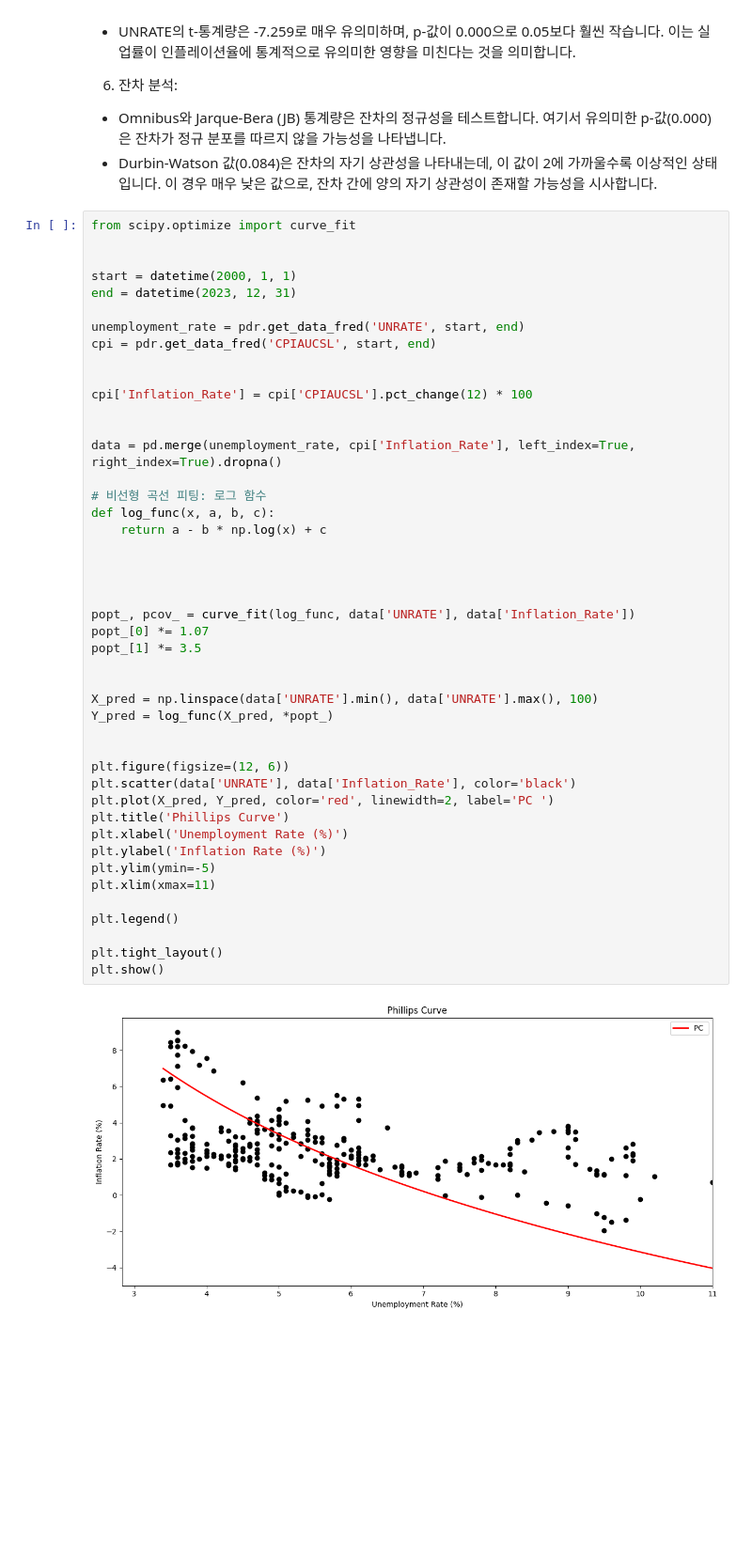
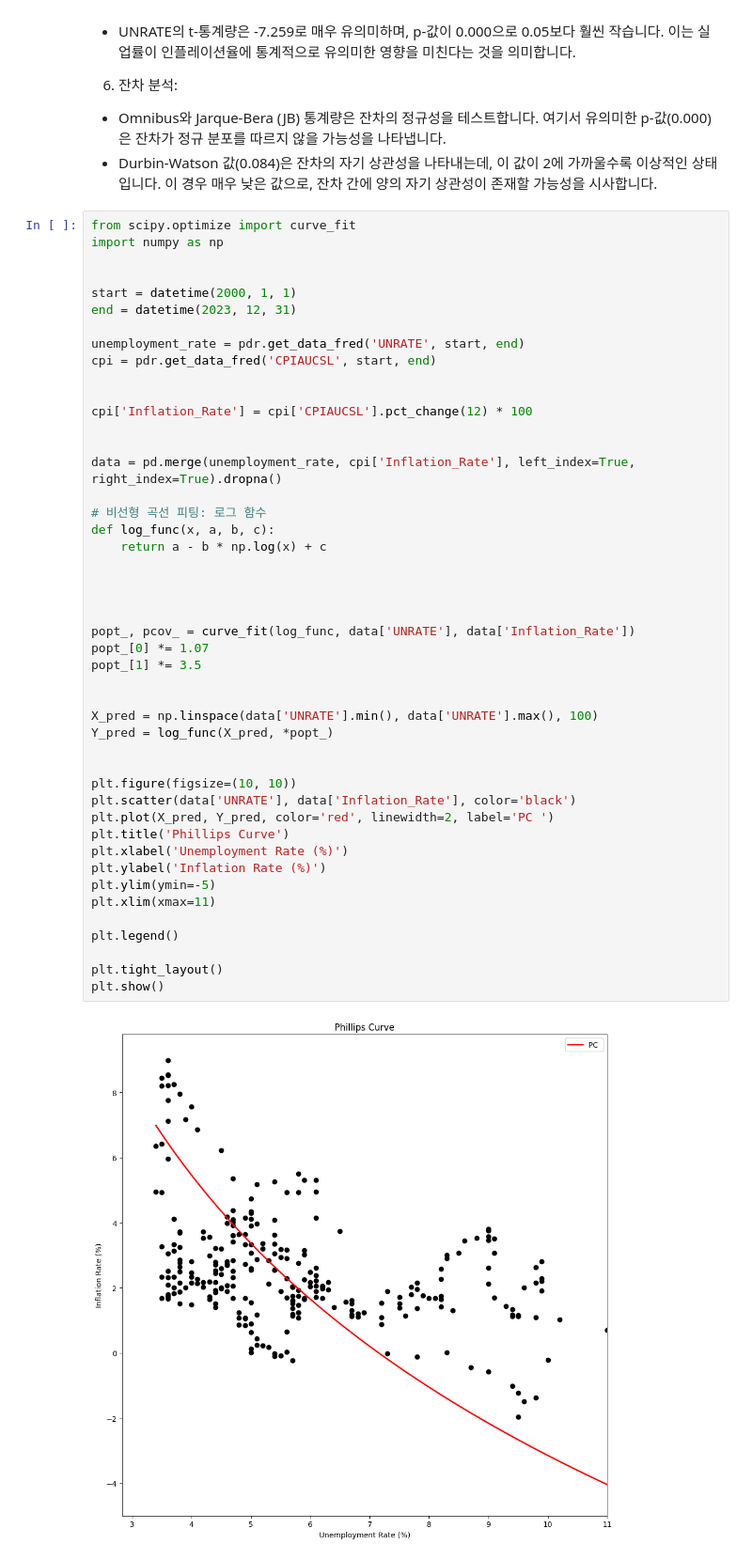
Before and after one commit to kimjaehwankimjaehwan/Economics, a Jupyter notebook: Pillips_curve.ipynb, the cells around one changed output. Shown at 94% size. Drawn from its saved outputs; the diff is of its cells as text; blank space fills up the shorter version.

```diff
--- a/Pillips_curve.ipynb
+++ b/Pillips_curve.ipynb
@@ -156,6 +156,7 @@ Notes:
   - Durbin-Watson 값(0.084)은 잔차의 자기 상관성을 나타내는데, 이 값이 2에 가까울수록 이상적인 상태입니다. 이 경우 매우 낮은 값으로, 잔차 간에 양의 자기 상관성이 존재할 가능성을 시사합니다.
 # %%
 from scipy.optimize import curve_fit
+import numpy as np
 
 
 start = datetime(2000, 1, 1)
@@ -172,32 +173,32 @@ data = pd.merge(unemployment_rate, cpi['Inflation_Rate'], left_index=True, right
 
 # 비선형 곡선 피팅: 로그 함수
 def log_func(x, a, b, c):
     return a - b * np.log(x) + c
 
 
 
 
 popt_, pcov_ = curve_fit(log_func, data['UNRATE'], data['Inflation_Rate'])
 popt_[0] *= 1.07
 popt_[1] *= 3.5
 
 
 X_pred = np.linspace(data['UNRATE'].min(), data['UNRATE'].max(), 100)
 Y_pred = log_func(X_pred, *popt_)
 
 
-plt.figure(figsize=(12, 6))
+plt.figure(figsize=(10, 10))
 plt.scatter(data['UNRATE'], data['Inflation_Rate'], color='black')
 plt.plot(X_pred, Y_pred, color='red', linewidth=2, label='PC ')
 plt.title('Phillips Curve')
 plt.xlabel('Unemployment Rate (%)')
 plt.ylabel('Inflation Rate (%)')
 plt.ylim(ymin=-5)
 plt.xlim(xmax=11)
 
 plt.legend()
 
 plt.tight_layout()
 plt.show()
 # %% [output]
-[figure, old version]
+[figure, new version]
```
Also changed, not shown: parts of 1 cell of this notebook.
